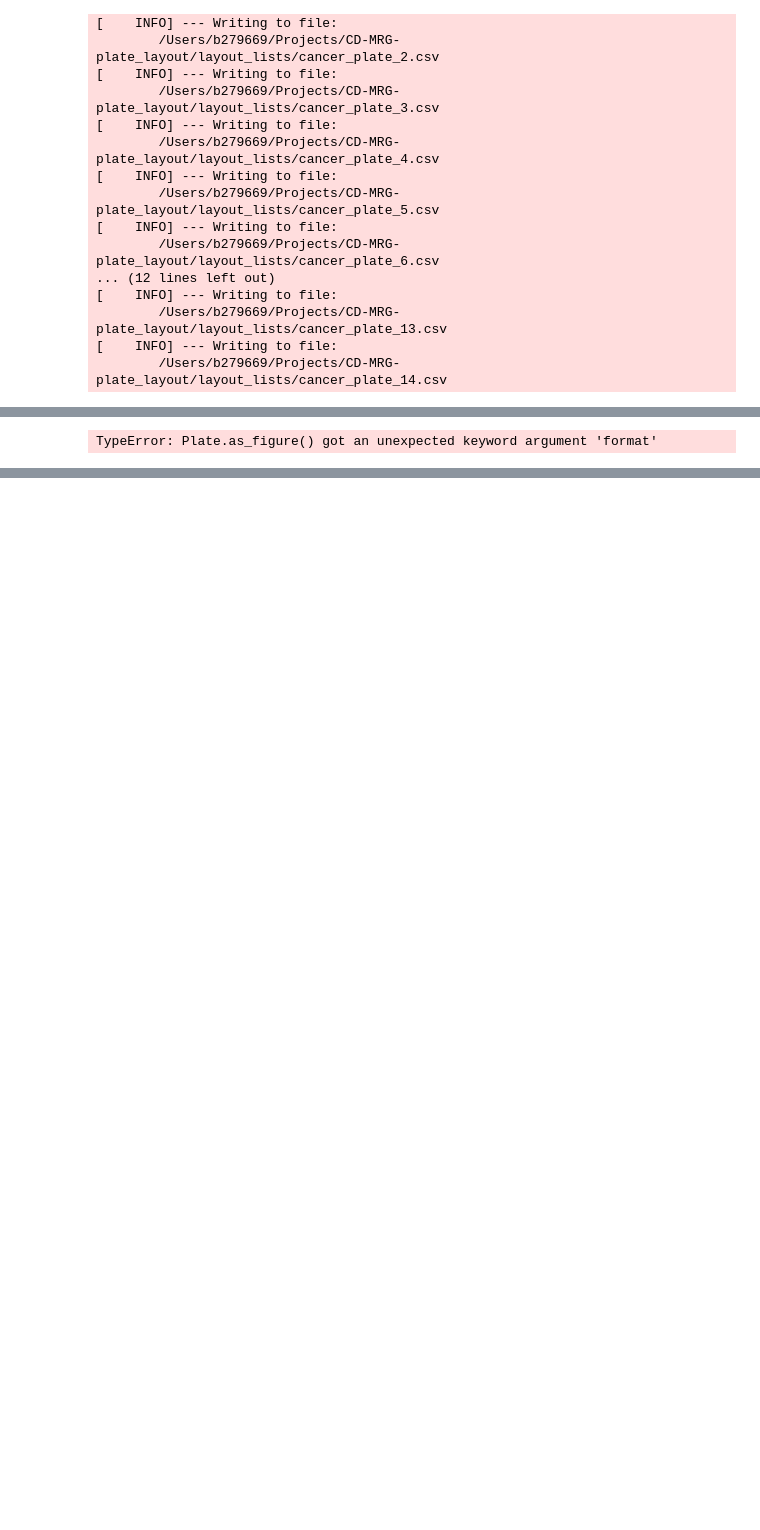
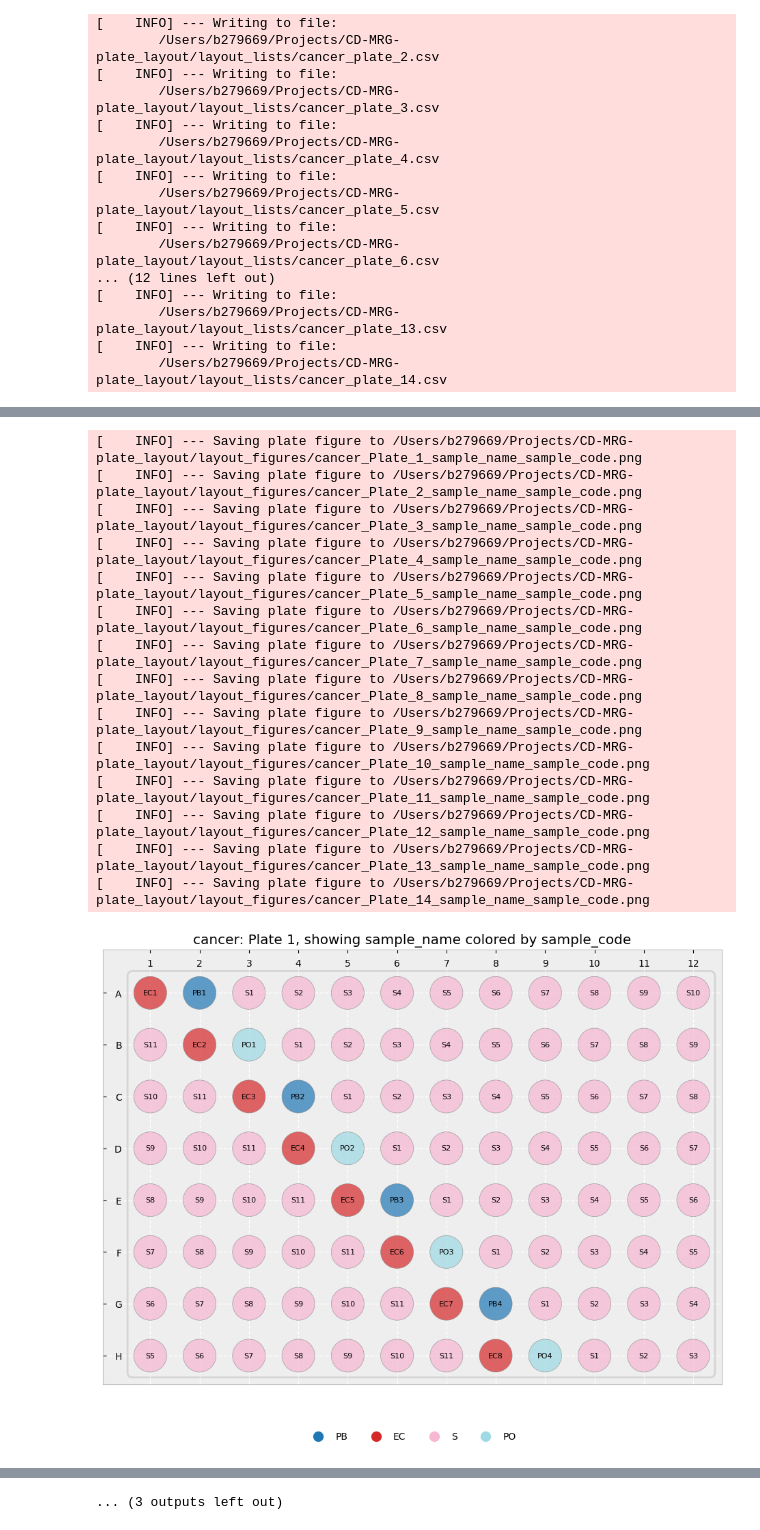
Before and after one commit to ssi-dk/CD-MRG-PlatePlanner, a Jupyter notebook: debug.ipynb, the cells around one changed output, grey strips where cells are left out. Drawn from its saved outputs; the diff is of its cells as text; code cells hidden in the pictures; blank space fills up the shorter version.

```diff
--- a/debug.ipynb
+++ b/debug.ipynb
@@ -358,4 +374,18 @@ fig = test_study[3].as_figure(color_metadata_key="organ", annotation_metadata_ke
 # %%
-test_study.to_layout_figures(annotation_metadata_key="object", color_metadata_key="organ", file_format="png")
+test_study.to_layout_figures(annotation_metadata_key="sample_name", color_metadata_key="sample_code", file_format="png")
 # %% [output]
-TypeError: Plate.as_figure() got an unexpected keyword argument 'format'
+[    INFO] --- Saving plate figure to /Users/b279669/Projects/CD-MRG-plate_layout/layout_figures/cancer_Plate_1_sample_name_sample_code.png
+[    INFO] --- Saving plate figure to /Users/b279669/Projects/CD-MRG-plate_layout/layout_figures/cancer_Plate_2_sample_name_sample_code.png
+[    INFO] --- Saving plate figure to /Users/b279669/Projects/CD-MRG-plate_layout/layout_figures/cancer_Plate_3_sample_name_sample_code.png
+[    INFO] --- Saving plate figure to /Users/b279669/Projects/CD-MRG-plate_layout/layout_figures/cancer_Plate_4_sample_name_sample_code.png
+[    INFO] --- Saving plate figure to /Users/b279669/Projects/CD-MRG-plate_layout/layout_figures/cancer_Plate_5_sample_name_sample_code.png
+[    INFO] --- Saving plate figure to /Users/b279669/Projects/CD-MRG-plate_layout/layout_figures/cancer_Plate_6_sample_name_sample_code.png
+[    INFO] --- Saving plate figure to /Users/b279669/Projects/CD-MRG-plate_layout/layout_figures/cancer_Plate_7_sample_name_sample_code.png
+[    INFO] --- Saving plate figure to /Users/b279669/Projects/CD-MRG-plate_layout/layout_figures/cancer_Plate_8_sample_name_sample_code.png
+[    INFO] --- Saving plate figure to /Users/b279669/Projects/CD-MRG-plate_layout/layout_figures/cancer_Plate_9_sample_name_sample_code.png
+[    INFO] --- Saving plate figure to /Users/b279669/Projects/CD-MRG-plate_layout/layout_figures/cancer_Plate_10_sample_name_sample_code.png
+[    INFO] --- Saving plate figure to /Users/b279669/Projects/CD-MRG-plate_layout/layout_figures/cancer_Plate_11_sample_name_sample_code.png
+[    INFO] --- Saving plate figure to /Users/b279669/Projects/CD-MRG-plate_layout/layout_figures/cancer_Plate_12_sample_name_sample_code.png
+[    INFO] --- Saving plate figure to /Users/b279669/Projects/CD-MRG-plate_layout/layout_figures/cancer_Plate_13_sample_name_sample_code.png
+[    INFO] --- Saving plate figure to /Users/b279669/Projects/CD-MRG-plate_layout/layout_figures/cancer_Plate_14_sample_name_sample_code.png
+[figure, added]
@@ -361,0 +402 @@ TypeError: Plate.as_figure() got an unexpected keyword argument 'format'
+... (3 outputs left out)
```
Also changed, not shown: parts of 5 cells of this notebook.
